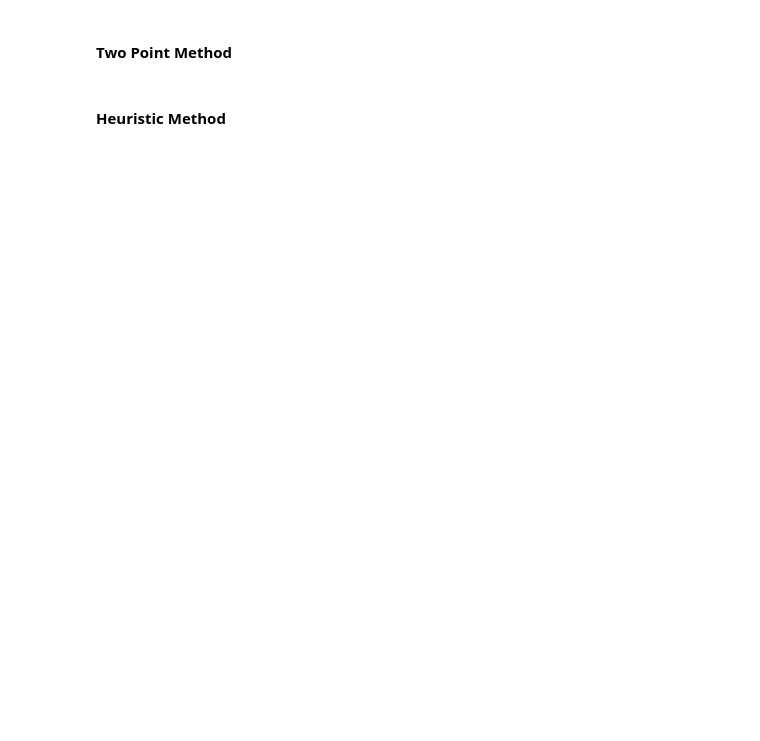
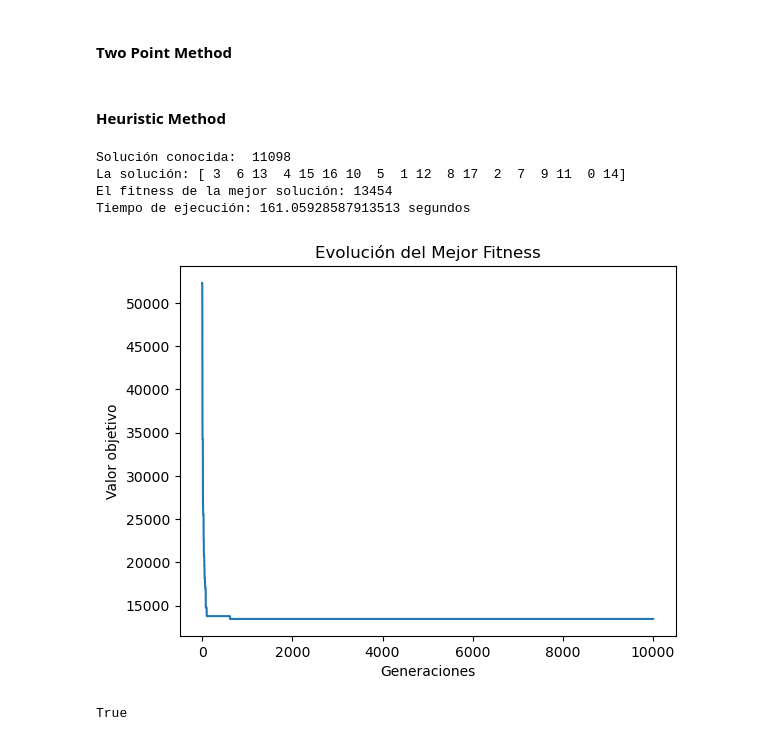
Before and after one commit to antargi/optimizacion, a Jupyter notebook: tarea2.ipynb, the cells around one changed output. Saved outputs shown, nothing was run; the diff lists cells and outputs as text; code cells hidden in the pictures; blank space fills up the shorter version.

```diff
--- a/tarea2.ipynb
+++ b/tarea2.ipynb
@@ -694,11 +751,18 @@ graficar(mejoresCostos)
 #### Heuristic Method
 # %%
 start_time = time.time()
-mejorSoluciones, mejoresCostos = GA(instanciaQAP, 50, 0.001, 10000, "heuristic", elite_ratio=0.1)
+mejorSoluciones, mejoresCostos = GA(instanciaQAP, 50, 0.8, 10000, "heuristic", elite_ratio=0.1)
 end_time = time.time()
 execution_time = end_time - start_time
 print("Solución conocida: ", 11098)
 print("La solución:", mejorSoluciones)
 print("El fitness de la mejor solución:", min(mejoresCostos))
 print("Tiempo de ejecución:", execution_time, "segundos")
 graficar(mejoresCostos)
+# %% [output]
+Solución conocida:  11098
+La solución: [ 3  6 13  4 15 16 10  5  1 12  8 17  2  7  9 11  0 14]
+El fitness de la mejor solución: 13454
+Tiempo de ejecución: 161.05928587913513 segundos
+[figure, added]
+True
```
Also changed, not shown: parts of 10 cells of this notebook.
